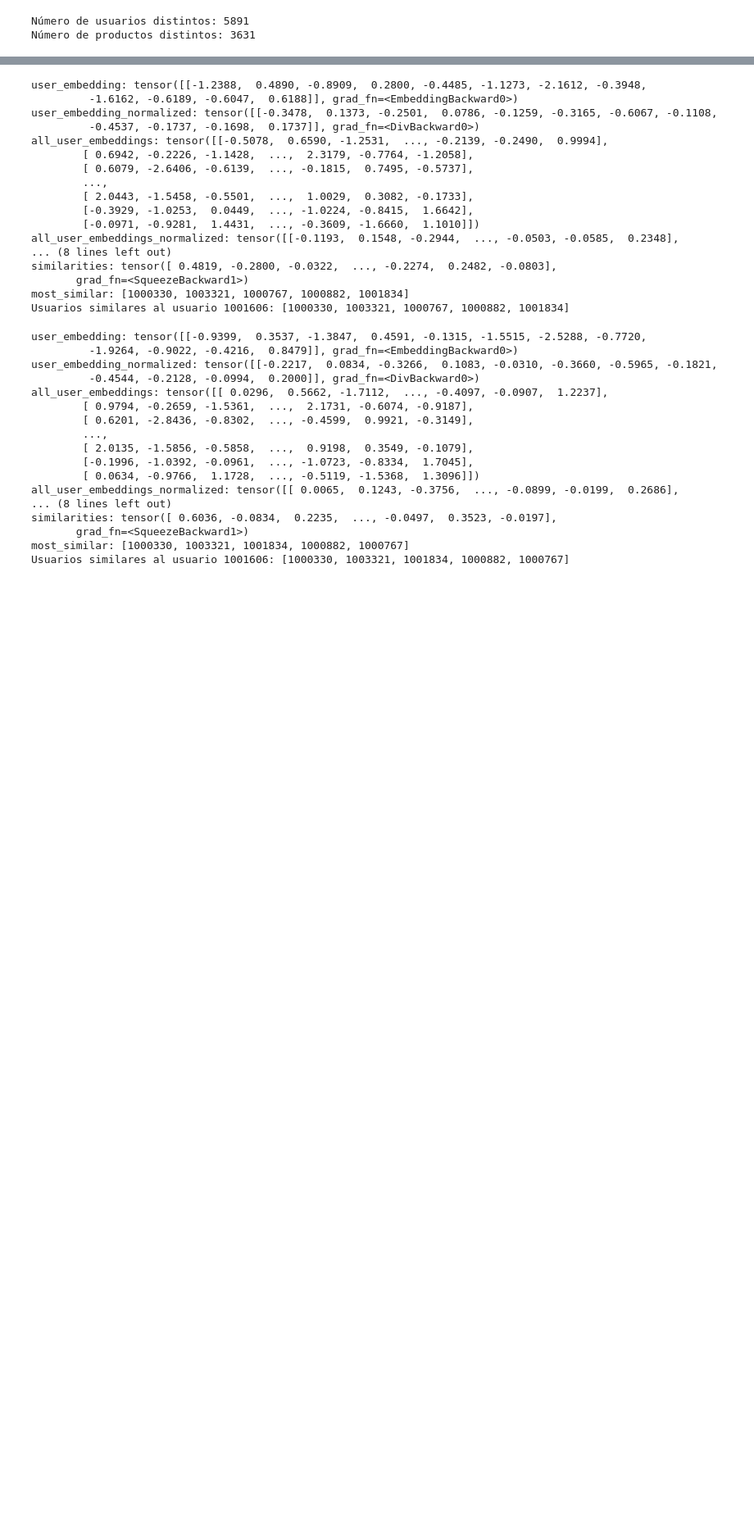
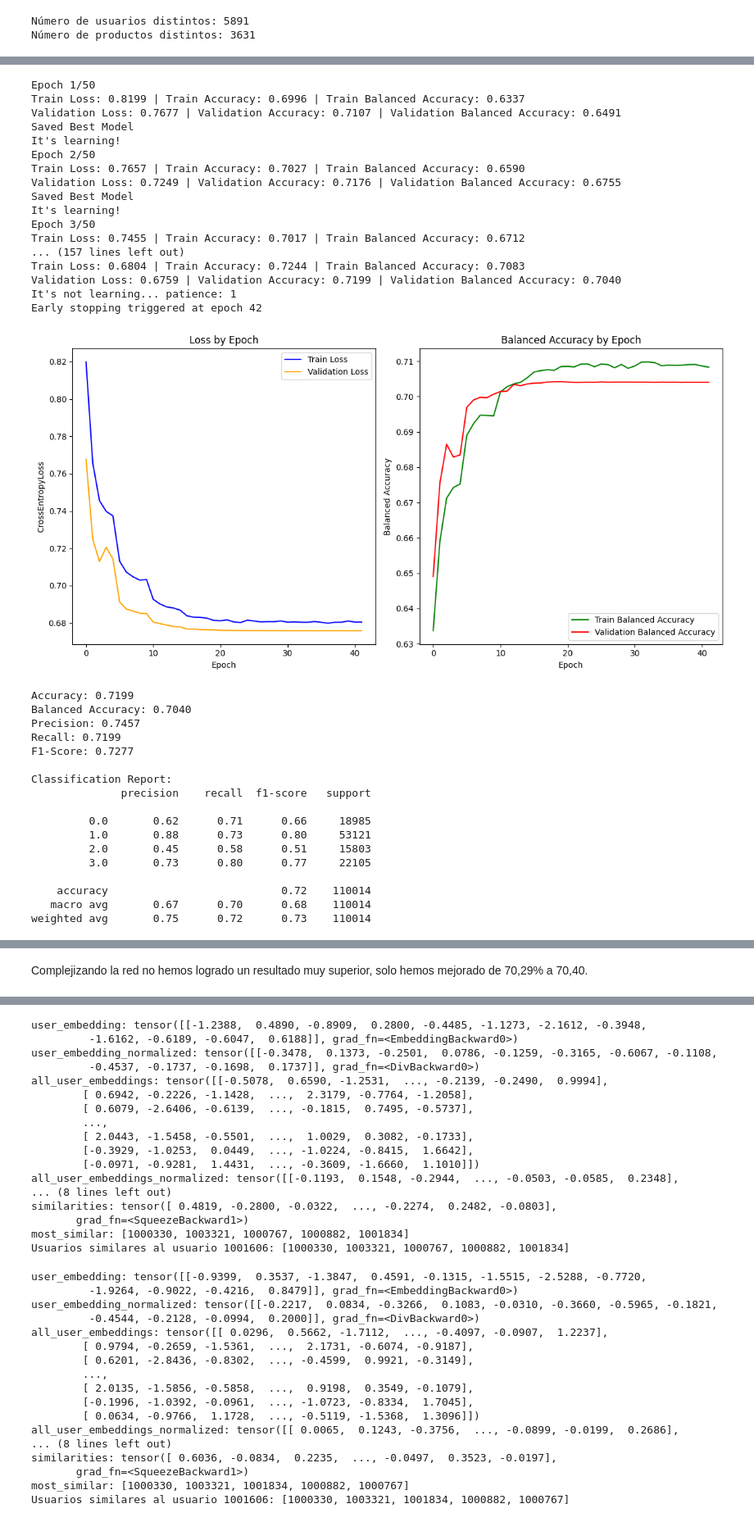
Before and after one commit to claudiobarril/aprendizaje_profundo, a Jupyter notebook: Deep_Learning_TP_Cohorte_17_5B2024.ipynb, the cells around one changed output, grey strips where cells are left out. Shown at 82% size. Drawn from its saved outputs; the diff is of its cells as text; code cells hidden in the pictures; blank space fills up the shorter version.

```diff
--- a/Deep_Learning_TP_Cohorte_17_5B2024.ipynb
+++ b/Deep_Learning_TP_Cohorte_17_5B2024.ipynb
@@ -1608,0 +1721,3 @@ Early stopping triggered at epoch 25
+# %%
+train_dataloader_embeddings = DataLoader(train_black_sale_ds_embeddings, batch_size=64, shuffle=True)
+test_dataloader_embeddings = DataLoader(test_black_sale_ds_embeddings, batch_size=64)
@@ -1608,0 +1738,70 @@ Early stopping triggered at epoch 25
+# %%
+trainer_with_embeddings_v3 = TrainerWithEmbeddings(
+    model=nnet_with_embeddings,
+    device=device,
+    optimizer=optimizer,
+    criterion=criterion,
+    scheduler=scheduler,
+    early_stopper=EarlyStopper(patience=5, mode="min"),
+    save_best_model=True,
+    best_model_name="nn_embeddings_v3.pth"
+)
+# %%
+trainer_with_embeddings_v3.fit(
+    train_dataloader=train_dataloader_embeddings,
+    val_dataloader=test_dataloader_embeddings,
+    epochs=50
+)
+
+# Retrieve metrics
+train_loss_by_epoch, valid_loss_by_epoch, train_accuracy_by_epoch, valid_accuracy_by_epoch = trainer_with_embeddings_v3.get_training_metrics()
+
+# Plot metrics
+printTrainLossVsValidLossAndAccuracy(
+    train_loss_by_epoch,
+    valid_loss_by_epoch,
+    train_accuracy_by_epoch,
+    valid_accuracy_by_epoch,
+)
+
+# Predict on test set
+y_true, y_pred = trainer_with_embeddings_v3.predict(test_dataloader_embeddings)
+
+# Evaluate predictions
+evaluate_classifier(nnet, y_pred)
+# %% [output]
+Epoch 1/50
+Train Loss: 0.8199 | Train Accuracy: 0.6996 | Train Balanced Accuracy: 0.6337
+Validation Loss: 0.7677 | Validation Accuracy: 0.7107 | Validation Balanced Accuracy: 0.6491
+Saved Best Model
+It's learning!
+Epoch 2/50
+Train Loss: 0.7657 | Train Accuracy: 0.7027 | Train Balanced Accuracy: 0.6590
+Validation Loss: 0.7249 | Validation Accuracy: 0.7176 | Validation Balanced Accuracy: 0.6755
+Saved Best Model
+It's learning!
+Epoch 3/50
+Train Loss: 0.7455 | Train Accuracy: 0.7017 | Train Balanced Accuracy: 0.6712
+... (157 lines left out)
+Train Loss: 0.6804 | Train Accuracy: 0.7244 | Train Balanced Accuracy: 0.7083
+Validation Loss: 0.6759 | Validation Accuracy: 0.7199 | Validation Balanced Accuracy: 0.7040
+It's not learning... patience: 1
+Early stopping triggered at epoch 42
+[figure, added]
+Accuracy: 0.7199
+Balanced Accuracy: 0.7040
+Precision: 0.7457
+Recall: 0.7199
+F1-Score: 0.7277
+
+Classification Report:
+              precision    recall  f1-score   support
+
+         0.0       0.62      0.71      0.66     18985
+         1.0       0.88      0.73      0.80     53121
+         2.0       0.45      0.58      0.51     15803
+         3.0       0.73      0.80      0.77     22105
+
+    accuracy                           0.72    110014
+   macro avg       0.67      0.70      0.68    110014
+weighted avg       0.75      0.72      0.73    110014
@@ -1608,0 +1809,2 @@ Early stopping triggered at epoch 25
+# %% [markdown]
+Complejizando la red no hemos logrado un resultado muy superior, solo hemos mejorado de 70,29% a 70,40.
```
Also changed, not shown: parts of 33 cells of this notebook.
